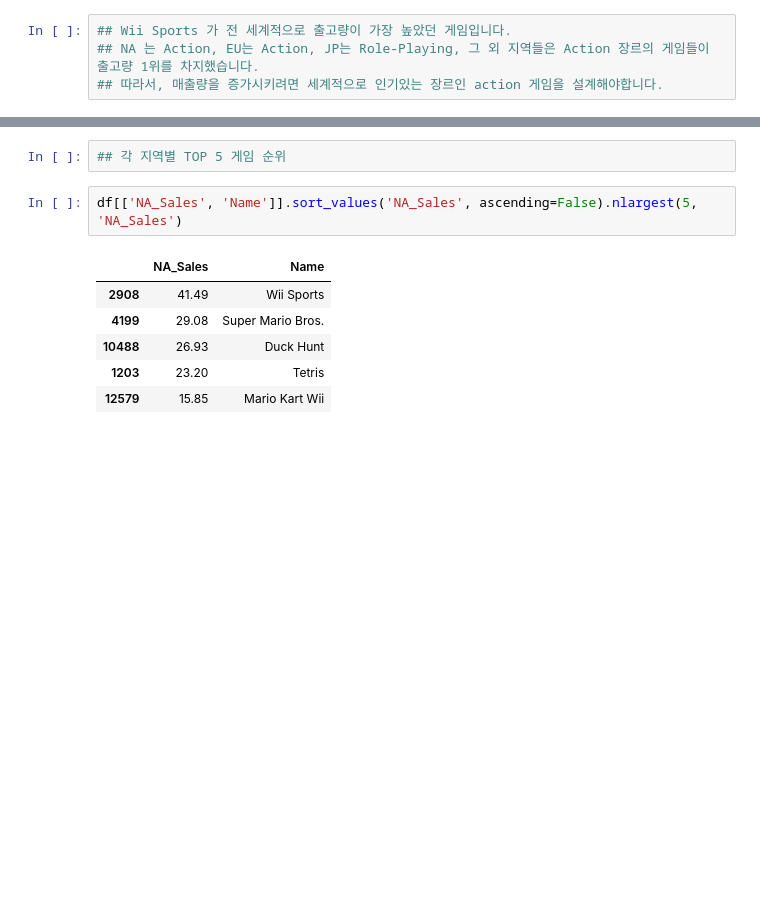
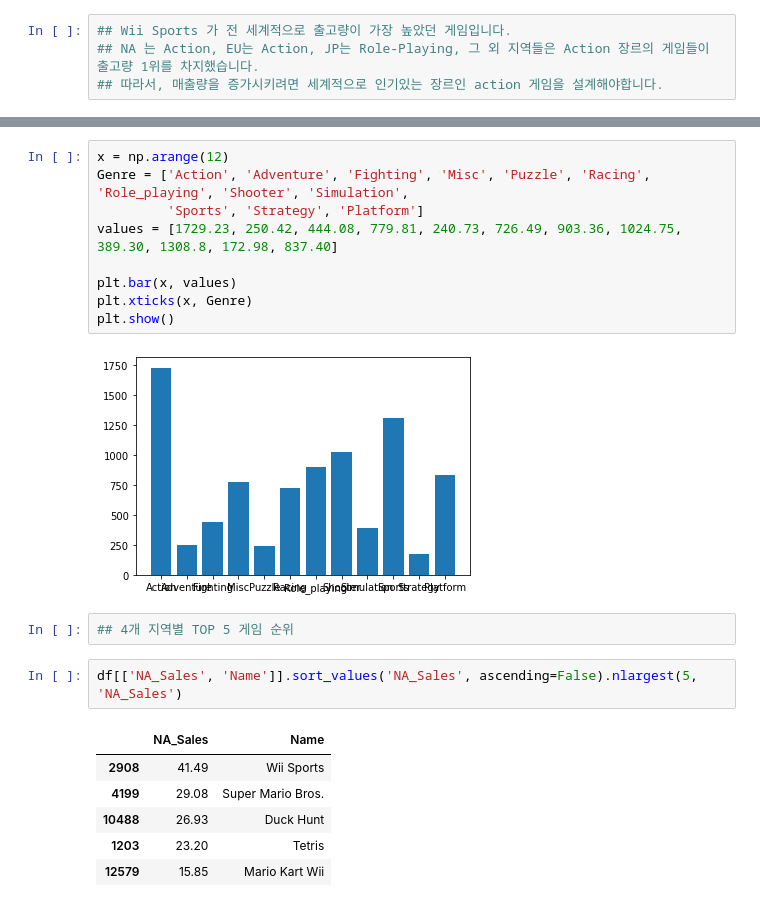
Before and after one commit to JunilMin/sec1_project, a Jupyter notebook: ai06_sec1_project_민준일.ipynb, the cells around one changed output, grey strips where cells are left out. Saved outputs shown, nothing was run; the diff lists cells and outputs as text; blank space fills up the shorter version.

```diff
--- a/ai06_sec1_project_민준일.ipynb
+++ b/ai06_sec1_project_민준일.ipynb
@@ -379,5 +413,16 @@ Text(0.5, 1.0, 'global_sales')
+# %%
+x = np.arange(12)
+Genre = ['Action', 'Adventure', 'Fighting', 'Misc', 'Puzzle', 'Racing', 'Role_playing', 'Shooter', 'Simulation',
+         'Sports', 'Strategy', 'Platform']
+values = [1729.23, 250.42, 444.08, 779.81, 240.73, 726.49, 903.36, 1024.75, 389.30, 1308.8, 172.98, 837.40]
+
+plt.bar(x, values)
+plt.xticks(x, Genre)
+plt.show()
+# %% [output]
+[figure, added]
 # %%
-## 각 지역별 TOP 5 게임 순위
+## 4개 지역별 TOP 5 게임 순위
 # %%
 df[['NA_Sales', 'Name']].sort_values('NA_Sales', ascending=False).nlargest(5, 'NA_Sales')
 # %% [output]
```
Also changed, not shown: parts of 22 cells of this notebook.
